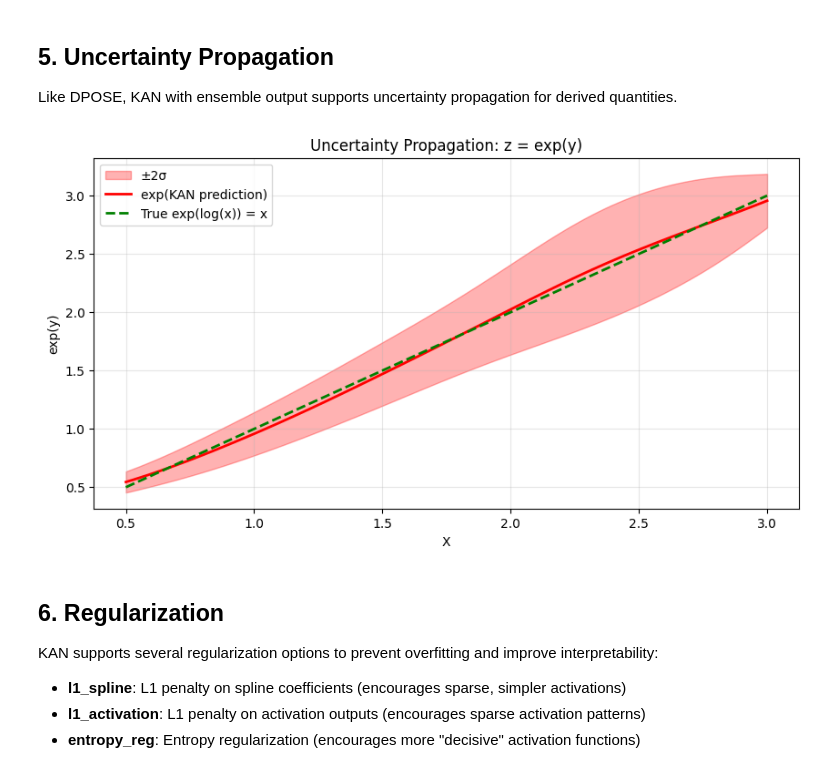
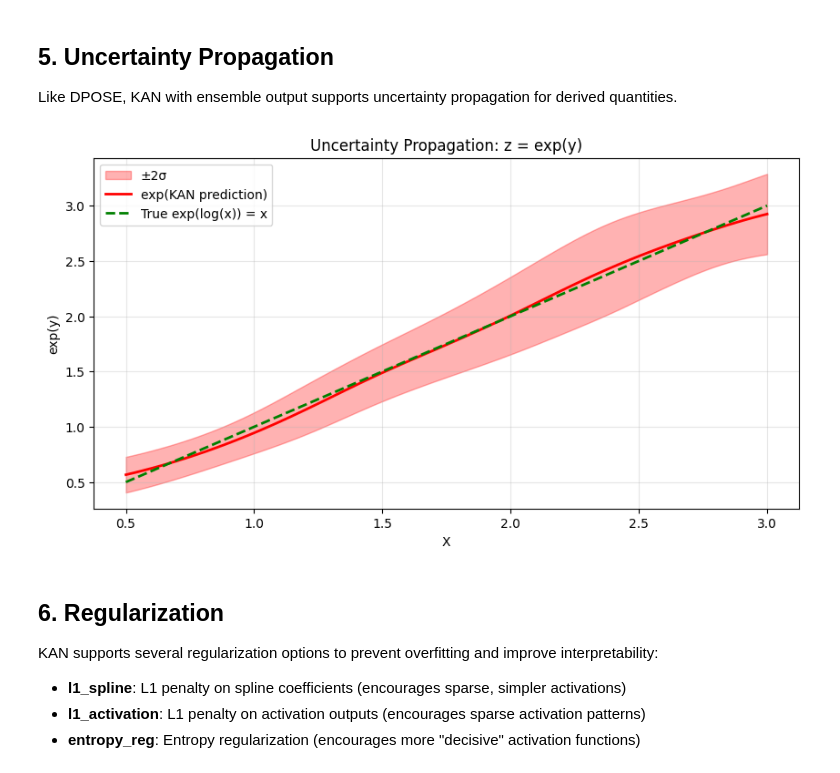
Before and after one commit to jkitchin/pycse, a Jupyter notebook: src/pycse/examples/KAN_Demo.ipynb, the cells around one changed output. Drawn from its saved outputs; the diff is of its cells as text; code cells hidden in the pictures.

```diff
--- a/src/pycse/examples/KAN_Demo.ipynb
+++ b/src/pycse/examples/KAN_Demo.ipynb
@@ -328,35 +328,35 @@ X = np.linspace(0.5, 3, 100)[:, None]
 y = np.log(X.ravel()) + 0.1 * np.random.randn(100)
 
 # Train KAN with ensemble for UQ
 # Use n_ensemble parameter instead of putting ensemble size in layers
-model = KAN(layers=(1, 8, 1), n_ensemble=32, grid_size=5, loss_type="crps")
+model = KAN(layers=(1, 2, 1), n_ensemble=32, grid_size=5, loss_type="crps")
 model.fit(X, y, maxiter=200)
 
 # Get ensemble predictions - shape: (n_samples, n_outputs, n_ensemble)
 ensemble_preds = model.predict_ensemble(X)  # Shape: (n_samples, n_ensemble) for single output
 
 # Propagate through a nonlinear transformation: z = exp(y)
 z_ensemble = np.exp(ensemble_preds)
 z_mean = z_ensemble.mean(axis=1)
 z_std = z_ensemble.std(axis=1)
 
 # Compare with true values
 z_true = np.exp(np.log(X.ravel()))  # = X
 
 plt.figure(figsize=(10, 5))
 plt.fill_between(
     X.ravel(), z_mean - 2 * z_std, z_mean + 2 * z_std, alpha=0.3, color="red", label="±2σ"
 )
 plt.plot(X, z_mean, "r-", linewidth=2, label="exp(KAN prediction)")
 plt.plot(X, z_true, "g--", linewidth=2, label="True exp(log(x)) = x")
 plt.xlabel("X")
 plt.ylabel("exp(y)")
 plt.legend()
 plt.title("Uncertainty Propagation: z = exp(y)")
 plt.grid(True, alpha=0.3)
 plt.show()
 # %% [output]
-[figure, old version]
+[figure, new version]
 # %% [markdown]
 ## 6. Regularization
 
```
Also changed, not shown: parts of 21 cells of this notebook.
